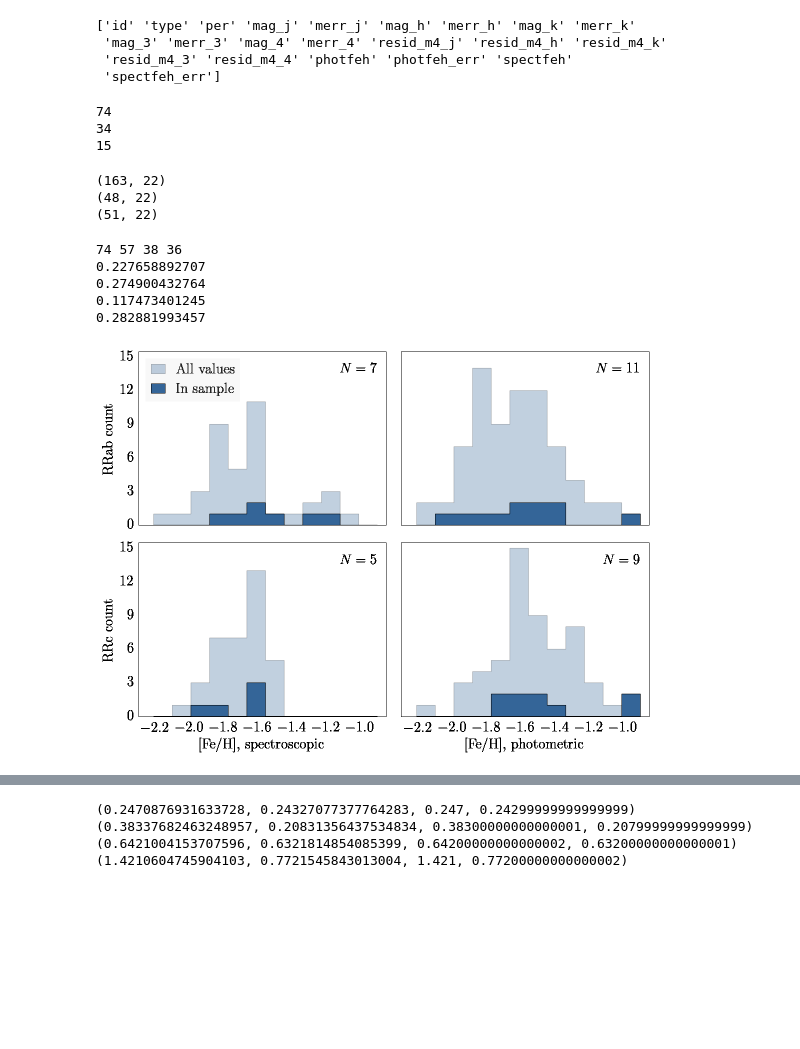
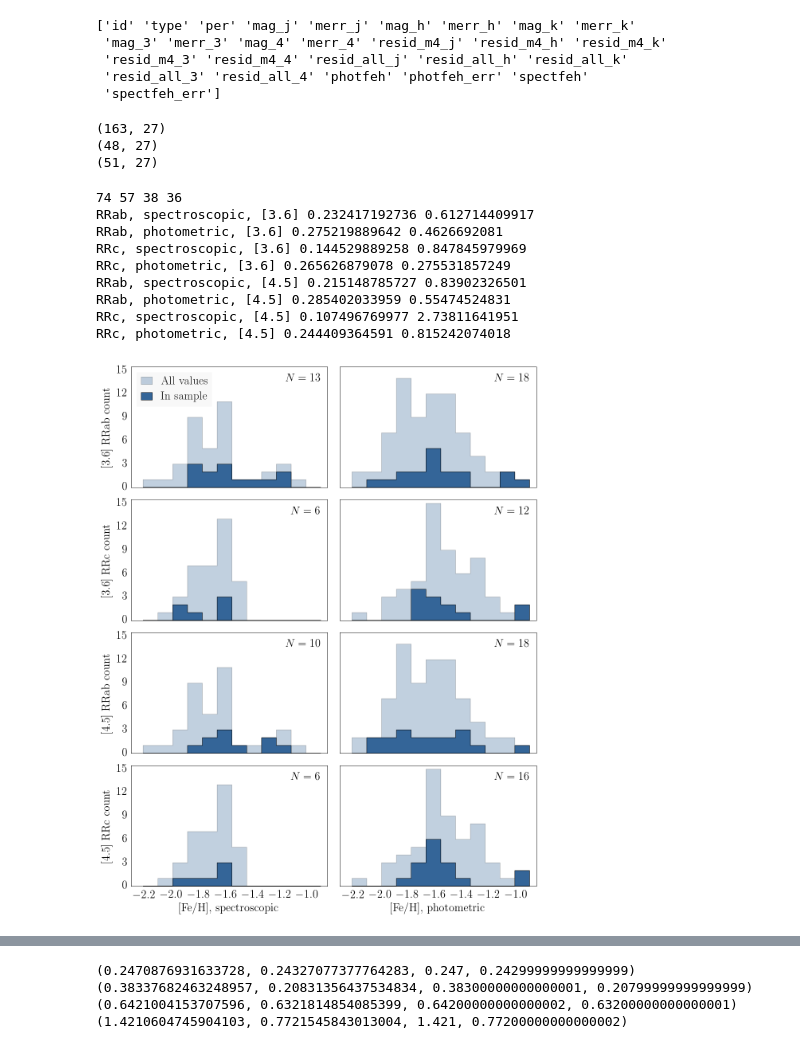
Before and after one commit to vickyscowcroft/omegaCen, a Jupyter notebook: reworked_fitting_code/metallicity_histograms.ipynb, the cells around one changed output, grey strips where cells are left out. Saved outputs shown, nothing was run; the diff lists cells and outputs as text; code cells hidden in the pictures; blank space fills up the shorter version.

```diff
--- a/reworked_fitting_code/metallicity_histograms.ipynb
+++ b/reworked_fitting_code/metallicity_histograms.ipynb
@@ -11,23 +11,16 @@ rc('font', **{'family': 'serif', 'serif': ['Computer Modern Roman'], 'size':14})
 rc('text', usetex=True)
 # %%
 # read in dataframe
-df = pd.read_csv('final_data_files/uncrowded_everything_m4_clipped.csv')#_clipped.csv')
+df = pd.read_csv('final_data_files/uncrowded_everything_all_clipped.csv')#_clipped.csv')
 
 # show column names for reference
 print df.columns.values
 # %% [output]
 ['id' 'type' 'per' 'mag_j' 'merr_j' 'mag_h' 'merr_h' 'mag_k' 'merr_k'
  'mag_3' 'merr_3' 'mag_4' 'merr_4' 'resid_m4_j' 'resid_m4_h' 'resid_m4_k'
- 'resid_m4_3' 'resid_m4_4' 'photfeh' 'photfeh_err' 'spectfeh'
+ 'resid_m4_3' 'resid_m4_4' 'resid_all_j' 'resid_all_h' 'resid_all_k'
+ 'resid_all_3' 'resid_all_4' 'photfeh' 'photfeh_err' 'spectfeh'
  'spectfeh_err']
-# %%
-print len(df.spectfeh[np.isfinite(df.spectfeh)])
-print len(df.spectfeh[np.isfinite(df.spectfeh) & np.isfinite(df.type)])
-print len(df.spectfeh[np.isfinite(df.spectfeh) & df.type.isin([1, 1.])])
-# %% [output]
-74
-34
-15
 # %%
 df_s = pd.read_csv('final_data_files/sollima_2006.cat', delim_whitespace=True, index_col=False)
 df_p = pd.read_csv('final_data_files/rey_2000.cat', delim_whitespace=True, index_col=False)
@@ -39,9 +32,9 @@ print df.shape
 print dfab.shape
 print dfc.shape
 # %% [output]
-(163, 22)
-(48, 22)
-(51, 22)
+(163, 27)
+(48, 27)
+(51, 27)
 # %%
 # get color and color error values
 df['color'] = df.mag_3 - df.mag_4
@@ -49,11 +42,13 @@ df['color_err'] = np.sqrt(df.merr_3**2 + df.merr_4**2)
 # %%
 # select only rows with non-nan residuals; this is equivalent
 # to selecting rows with data in all wavelengths
-condition_1 = (np.isfinite(df.resid_m4_3))
+condition_1 = (np.isfinite(df.resid_all_3))
 # select only rows with non-nan spectroscopic metallicities
 condition_2 = (np.isfinite(df.spectfeh))
 # select only rows with non-nan photometric metallicities
 condition_3 = (np.isfinite(df.photfeh))
+
+condition_4 = (np.isfinite(df.resid_all_4))
 
 # create new dataframes based on conditions
 # star with id=103 is an outlier so we take it out
@@ -61,15 +56,17 @@ condition_3 = (np.isfinite(df.photfeh))
 # excluded from the linear fit but still plottable
 df1 = df[condition_1 & condition_2]
 df2 = df[condition_1 & condition_3]
+df3 = df[condition_4 & condition_2]
+df4 = df[condition_4 & condition_3]
 
 # create lists of values for use in the plotting loop
 # order is important here
-resids = [df1.resid_m4_3, df2.resid_m4_3, df1.resid_m4_4, df2.resid_m4_4]
-fehs = [df1.spectfeh, df2.photfeh, df1.spectfeh, df2.photfeh]
-resid_errs = [df1.merr_3, df2.merr_3, df1.merr_4, df2.merr_4]
-feh_errs = [df1.spectfeh_err, df2.photfeh_err, df1.spectfeh_err, df2.photfeh_err]
+resids = [df1.resid_all_3, df2.resid_all_3, df3.resid_all_4, df4.resid_all_4]
+fehs = [df1.spectfeh, df2.photfeh, df3.spectfeh, df4.photfeh]
+resid_errs = [df1.merr_3, df2.merr_3, df3.merr_4, df4.merr_4]
+feh_errs = [df1.spectfeh_err, df2.photfeh_err, df3.spectfeh_err, df4.photfeh_err]
 
-dfs = [df1, df2, df1, df2]
+dfs = [df1, df2, df3, df4]
 
 def get_type_list(inlist):
     outlist = []
@@ -96,8 +93,8 @@ fehs2 = get_type_list(fehs)
 resid_errs2 = get_type_list(resid_errs)
 feh_errs2 = get_type_list(feh_errs)
 # %%
-fig, ((ax1, ax2), (ax3, ax4)) = plt.subplots(2, 2, sharey=True, sharex=True, figsize=(8,6))
-ax = [ax1, ax2, ax3, ax4]
+fig, ((ax1, ax2), (ax3, ax4), (ax5, ax6), (ax7, ax8)) = plt.subplots(4, 2, sharey=True, sharex=True, figsize=(8,10))
+ax = [ax1, ax2, ax3, ax4, ax5, ax6, ax7, ax8]
 
 phot = df_p.photfeh[np.isfinite(df_p.photfeh)].values
 spect = df_s.spectfeh[np.isfinite(df_s.spectfeh)].values
@@ -108,41 +105,53 @@ spectab = df_s.spectfeh[(df_s.type == 0)].values
 spectc = df_s.spectfeh[(df_s.type == 1)].values
 
 print len(photab), len(photc), len(spectab), len(spectc)
 
 from astroML.plotting import hist
 
 n, b, patches = hist(phot, bins='knuth', alpha=0)
 bins = np.linspace(b.min(), b.max(), len(b)*1.2)
 # bins = np.linspace(phot.min() + 0.5*phot.min(),phot.max()-0.5*phot.max(),84)
 
 
 ax1.hist(spectab, bins=bins, histtype='stepfilled', color='#346598', linewidth=0.5, alpha=0.3, label='All values')
 ax2.hist(photab, bins=bins, histtype='stepfilled', color='#346598', linewidth=0.5, alpha=0.3)
 ax3.hist(spectc, bins=bins, histtype='stepfilled', color='#346598', linewidth=0.5, alpha=0.3)
 ax4.hist(photc, bins=bins, histtype='stepfilled', color='#346598', linewidth=0.5, alpha=0.3)
 
+ax5.hist(spectab, bins=bins, histtype='stepfilled', color='#346598', linewidth=0.5, alpha=0.3, label='All values')
+ax6.hist(photab, bins=bins, histtype='stepfilled', color='#346598', linewidth=0.5, alpha=0.3)
+ax7.hist(spectc, bins=bins, histtype='stepfilled', color='#346598', linewidth=0.5, alpha=0.3)
+ax8.hist(photc, bins=bins, histtype='stepfilled', color='#346598', linewidth=0.5, alpha=0.3)
+
 # plot the things
-for i in range(4):
-    print np.std(fehs2[i].values)
+for i in range(8):
+    print labels[i], np.std(fehs2[i].values), np.std(resids2[i].values) / np.std(fehs2[i].values)
     ax[i].hist(fehs2[i].values, bins=bins, color='#346598', histtype='stepfilled', label='In sample', linewidth=0.5)
     ax[i].text(-0.9,13.6,'$N={}$'.format(len(fehs2[i].values)), ha='right')
+    #ax[i].set_xlabel(labels[i])
     ppl.plot(ax[i], [],[])
-ax3.set_xlabel('[Fe/H], spectroscopic')
-ax4.set_xlabel('[Fe/H], photometric')
-ax1.set_ylabel('RRab count')
-ax3.set_ylabel('RRc count')
+ax7.set_xlabel('[Fe/H], spectroscopic')
+ax8.set_xlabel('[Fe/H], photometric')
+ax1.set_ylabel('[3.6] RRab count')
+ax3.set_ylabel('[3.6] RRc count')
+ax5.set_ylabel('[4.5] RRab count')
+ax7.set_ylabel('[4.5] RRc count')
 ax1.set_ylim(0.,15.5)
 ax1.set_yticks(np.linspace(0,15,6))
 ax1.set_xlim(-2.3,-0.85)
 ppl.legend(ax1, loc='upper left', prop={'size':14}, handlelength = 1)
 
 fig.tight_layout()
 fig.subplots_adjust(hspace=0.1)
 fig.savefig('final_plots/metallicity_hists.pdf')
 # %% [output]
 74 57 38 36
-0.227658892707
-0.274900432764
-0.117473401245
-0.282881993457
+RRab, spectroscopic, [3.6] 0.232417192736 0.612714409917
+RRab, photometric, [3.6] 0.275219889642 0.4626692081
+RRc, spectroscopic, [3.6] 0.144529889258 0.847845979969
+RRc, photometric, [3.6] 0.265626879078 0.275531857249
+RRab, spectroscopic, [4.5] 0.215148785727 0.83902326501
+RRab, photometric, [4.5] 0.285402033959 0.55474524831
+RRc, spectroscopic, [4.5] 0.107496769977 2.73811641951
+RRc, photometric, [4.5] 0.244409364591 0.815242074018
-[figure, old version]
+[figure, new version]
```
Also changed, not shown: parts of 1 cell of this notebook, 25 other files.
